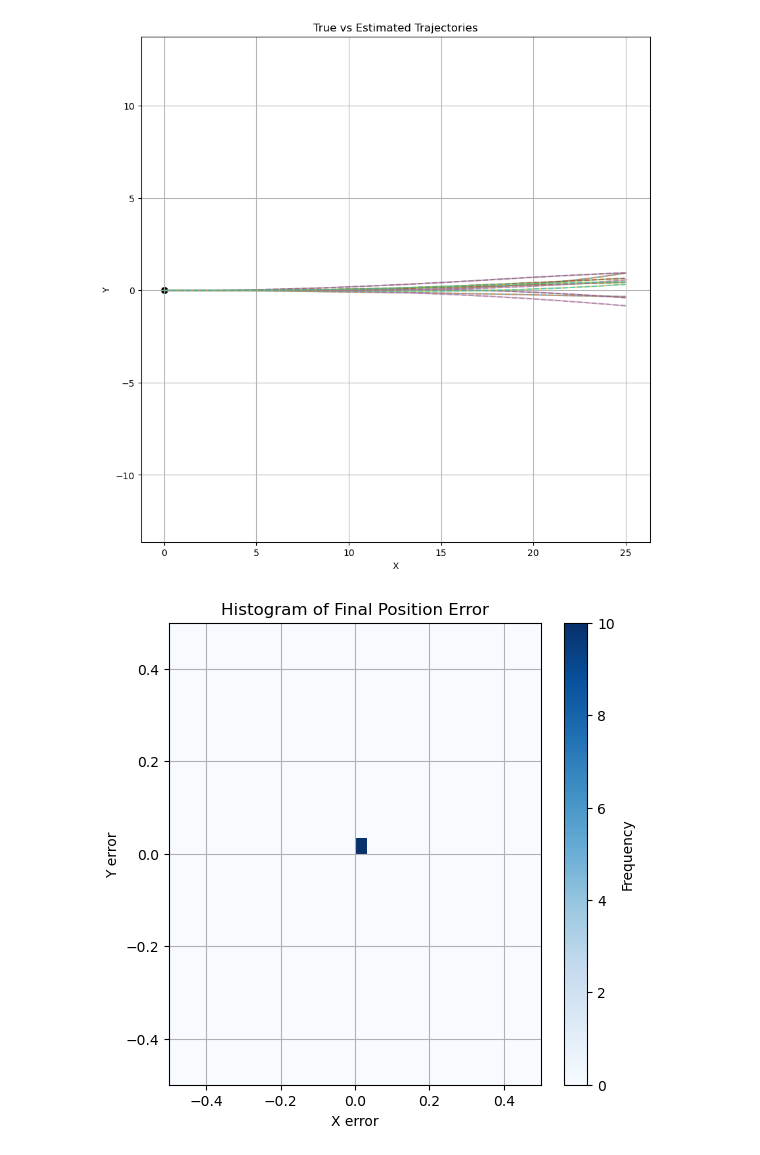
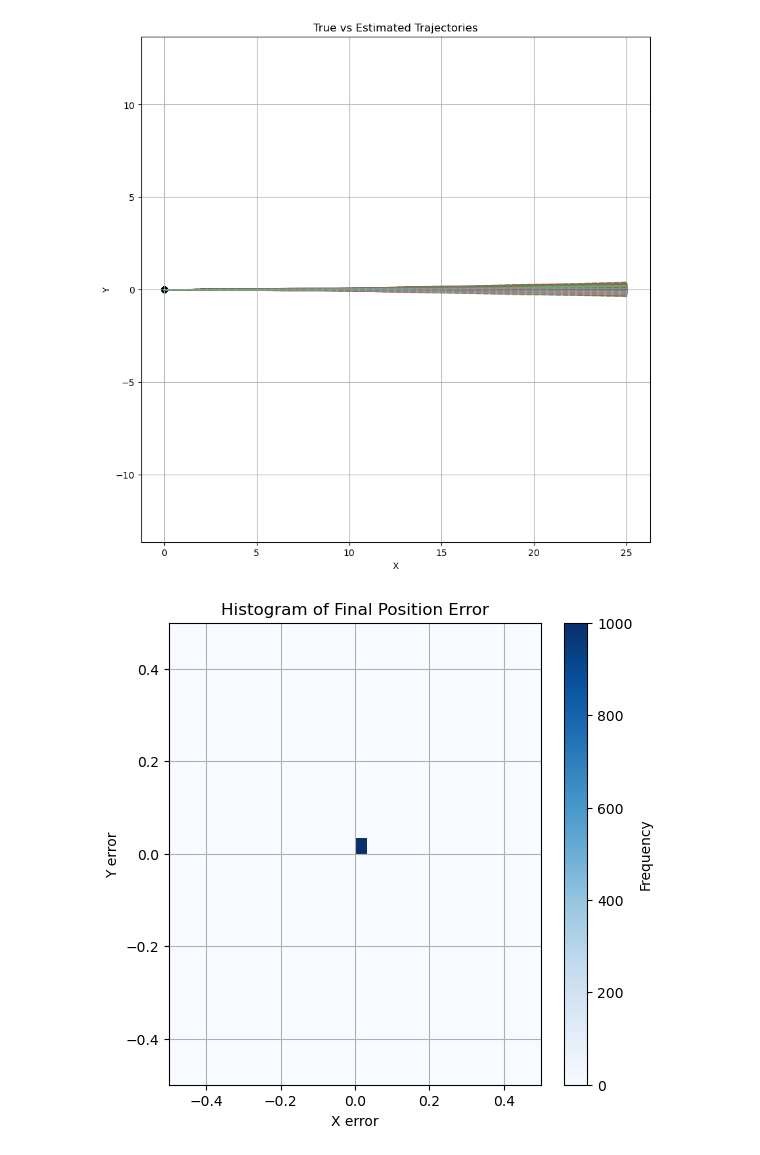
Before and after one commit to RealBenTen10/AIforRobots, a Jupyter notebook: Task7/Task7.1.ipynb, the cells around one changed output. Cells and saved outputs as stored; diff of their text form; code cells hidden in the pictures.

```diff
--- a/Task7/Task7.1.ipynb
+++ b/Task7/Task7.1.ipynb
@@ -41,18 +41,20 @@ def simulate(noise_velocity = 0, noise_odometry = 0, velocity = [1.0, 1.0], driv
         # Get the original velocity when an episode starts
         velocity = original_velocity.copy()
         for _ in range(steps):
+            # update velocity
             velocity = get_velocity(noise_velocity, velocity)
+            # Get position (and estimation)
             previous_optimal_state = optimal_state.copy()
             optimal_state = kinematic_model(optimal_state, velocity[0], velocity[1], axis_length, step_size_robot)
             estimated_state = odometry_sensor(previous_optimal_state, optimal_state, estimated_state, noise_odometry)
+
             true_traj.append(optimal_state[:2])
             est_traj.append(estimated_state[:2])
-            opt_traj = [optimal_state[:2]]
+
             # P control
             if correction:
-                velocity[0] += (optimal_state[0] - estimated_state[0]) * gain_k
-                velocity[1] += (optimal_state[1] - estimated_state[1]) * gain_k
-
+                velocity[0] += (original_velocity[0] - velocity[0]) * gain_k
+                velocity[1] += (original_velocity[1] - velocity[1]) * gain_k
 
         x_errors.append(abs(round(estimated_state[0], 5) - round(optimal_state[0], 5)))
         y_errors.append(abs(round(estimated_state[1], 5) - round(optimal_state[1], 5)))
@@ -62,7 +64,7 @@ def simulate(noise_velocity = 0, noise_odometry = 0, velocity = [1.0, 1.0], driv
 
 # Visualizations
 # Plot the trajectory of the robot(s)
-def plot_trajectories(true_trajs, est_trajs):
+def plot_trajectories(true_trajs, est_trajs, xlim=None, ylim=None):
     plt.figure(figsize=(10, 10))
     for i in range(len(true_trajs)):
         true = np.array(true_trajs[i])
@@ -74,33 +76,36 @@ def plot_trajectories(true_trajs, est_trajs):
     plt.xlabel("X")
     plt.ylabel("Y")
     plt.axis('equal')
+    if xlim: plt.xlim(xlim)
+    if ylim: plt.ylim(ylim)
     # plt.legend()
     plt.grid(True)
     plt.show()
 # Plot the 2-d histogram
-def plot_final_position_histogram(x_errors, y_errors):
+def plot_final_position_histogram(x_errors, y_errors, xlim=None, ylim=None):
     plt.figure(figsize=(6, 6))
     plt.hist2d(x_errors, y_errors, bins=30, cmap='Blues')
     plt.xlabel("X error")
     plt.ylabel("Y error")
     plt.title("Histogram of Final Position Error")
     plt.colorbar(label='Frequency')
+    if xlim: plt.xlim(xlim)
+    if ylim: plt.ylim(ylim)
     plt.grid(True)
     plt.show()
 # %%
 x_err, y_err, true_trajs, est_trajs = simulate(
-    noise_velocity=4*10e-5,
+    noise_velocity=0.0005,
     noise_odometry=0,
     drive_in_circles=False,
-    episodes=10,
+    episodes=1000,
     steps=100,
     step_size_robot=0.25,
     correction=True
-
 )
 
 plot_trajectories(true_trajs, est_trajs)
 plot_final_position_histogram(x_err, y_err)
 # %% [output]
-[figure, old version]
+[figure, new version]
-[figure, old version]
+[figure, new version]
```
